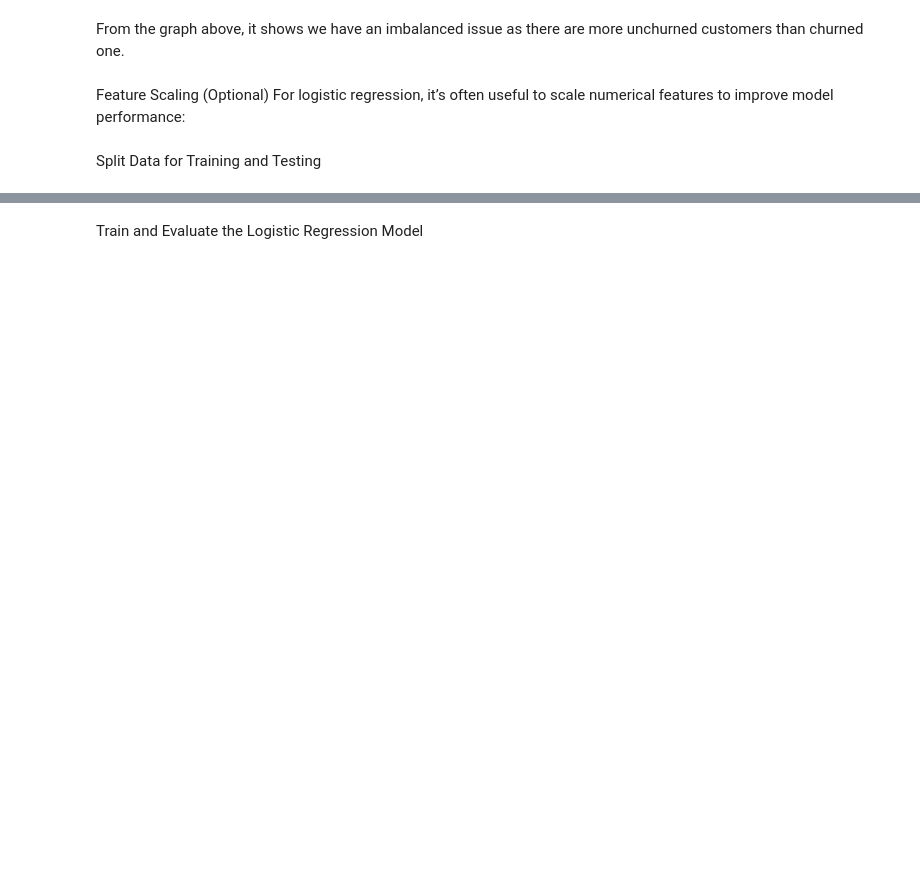
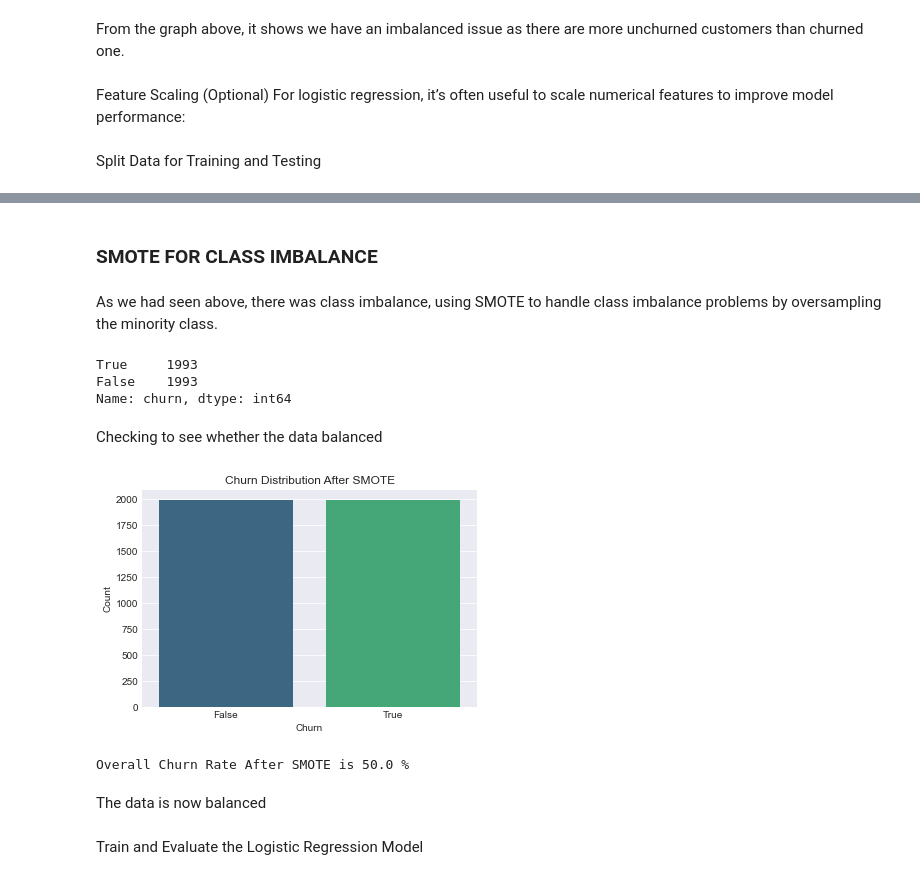
Before and after one commit to MAZSUSA/SYRIATEL-CUSTOMER-CHURN-ANALYSIS, a Jupyter notebook: index.ipynb, the cells around one changed output, grey strips where cells are left out. Cells and saved outputs as stored; diff of their text form; code cells hidden in the pictures; blank space fills up the shorter version.

Commit message:
Adding data exploration

```diff
--- a/index.ipynb
+++ b/index.ipynb
@@ -210,7 +210,7 @@ df_encoded[numerical_features] = scaler.fit_transform(df_encoded[numerical_featu
 Split Data for Training and Testing
 # %%
 # Define features and target
-X = df_encoded.drop('churn', axis=1)
+X = df_encoded.drop(['churn', 'phone number'], axis=1)
 y = df_encoded['churn']
 
 # Split data into training and testing sets
@@ -218,3 +229,44 @@ X_train, X_test, y_train, y_test = train_test_split(X, y, test_size=0.3, random_
+# %% [markdown]
+### SMOTE FOR CLASS IMBALANCE
+# %% [markdown]
+As we had seen above, there was class imbalance, using SMOTE to handle class imbalance problems by oversampling the minority class.
+# %%
+from imblearn.over_sampling import SMOTE
+
+smote = SMOTE(random_state = 42)
+X_train_resampled, y_train_resampled = smote.fit_resample(X_train, y_train)
+
+# Preview synthetic sample class distribution
+print(pd.Series(y_train_resampled).value_counts())
+# %% [output]
+True     1993
+False    1993
+Name: churn, dtype: int64
+# %% [markdown]
+Checking to see whether the data balanced
+# %%
+# Convert y_train_resampled to a DataFrame to use value_counts
+y_train_resampled_df = pd.DataFrame(y_train_resampled, columns=['churn'])
+
+# Calculate churn value counts for resampled data
+churn_resampled = y_train_resampled_df['churn'].value_counts()
+
+# Plot churn distribution for resampled data
+sns.barplot(x=churn_resampled.index, y=churn_resampled.values, palette='viridis')
+plt.title('Churn Distribution After SMOTE')
+plt.xlabel('Churn')
+plt.ylabel('Count')
+plt.style.use('seaborn-darkgrid')
+plt.show()
+
+# Calculate churn rate for resampled data
+churn_rate_resampled = (y_train_resampled.mean() * 100)
+print('Overall Churn Rate After SMOTE is', round(churn_rate_resampled, 2), '%')
+# %% [output]
+[figure, added]
+Overall Churn Rate After SMOTE is 50.0 %
+# %% [markdown]
+The data is now balanced
 # %% [markdown]
 Train and Evaluate the Logistic Regression Model
 # %%
```
Also changed, not shown: parts of 2 cells of this notebook.
